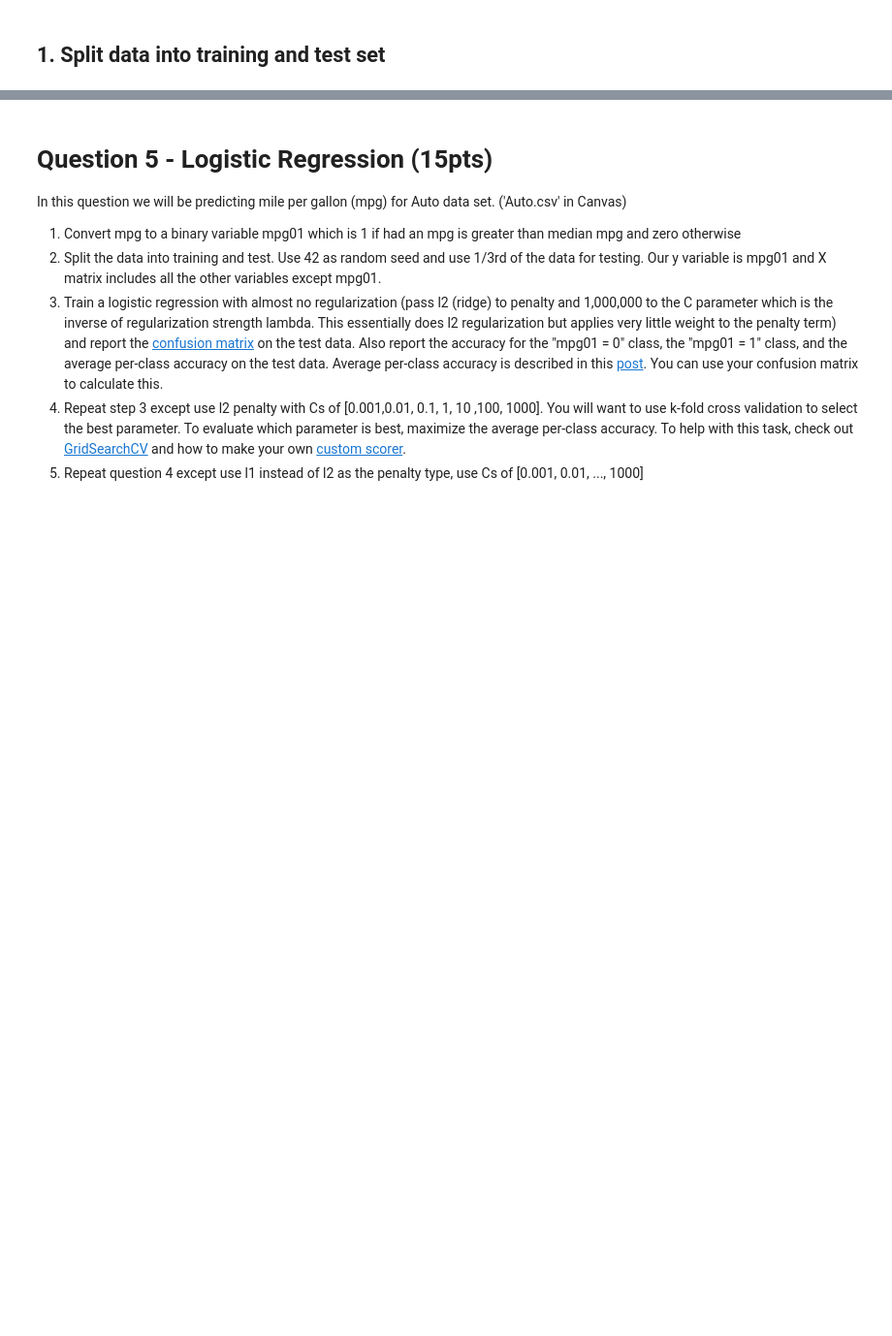
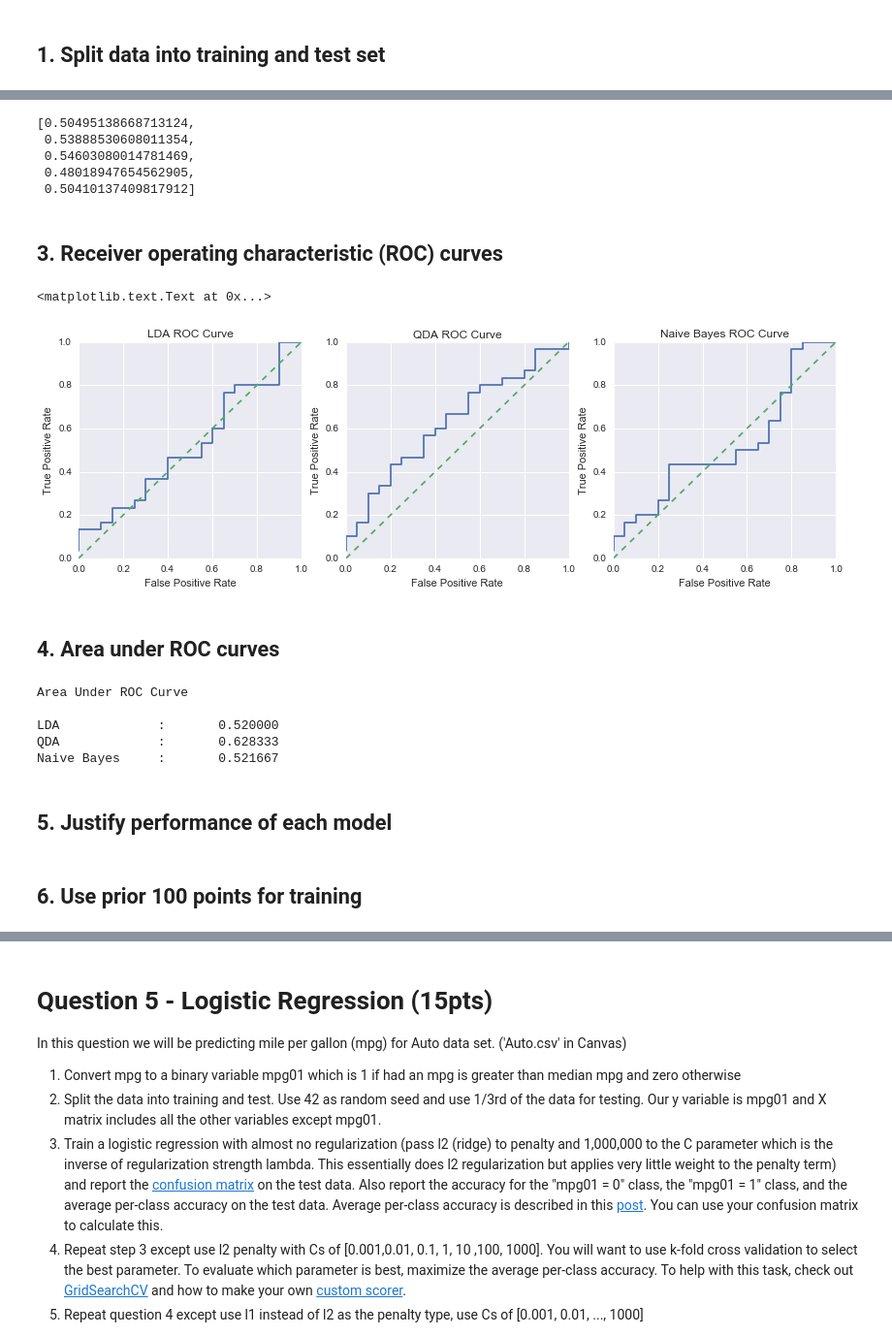
Before and after one commit to brbeckelman/Advanced-Predictive-Modeling-Class, a Jupyter notebook: HW3/HW3-apm382.ipynb, the cells around one changed output, grey strips where cells are left out. Shown: that part at 97% size. Cells and saved outputs as stored; diff of their text form; code cells hidden in the pictures; blank space fills up the shorter version.

```diff
--- a/HW3/HW3-apm382.ipynb
+++ b/HW3/HW3-apm382.ipynb
@@ -262,0 +287,58 @@ test = data[-50:]
+# %%
+def extract_probs(probs_array):
+    probs_down = []
+    probs_up = []
+    for row in probs_array:
+        probs_down.append(row[0])
+        probs_up.append(row[1])
+
+    return probs_up, probs_down
+# %%
+LDA_probsUp, LDA_probsDown = extract_probs(LDA_probs)
+QDA_probsUp, QDA_probsDown = extract_probs(QDA_probs)
+NB_probsUp, NB_probsDown = extract_probs(NB_probs)
+
+LDA_probsUp[:5]
+# %% [output]
+[0.50495138668713124,
+ 0.53888530608011354,
+ 0.54603080014781469,
+ 0.48018947654562905,
+ 0.50410137409817912]
+# %% [markdown]
+## 3. Receiver operating characteristic (ROC) curves
+# %%
+LDA_fpr, LDA_tpr, LDA_thresholds = roc_curve(y_test, LDA_probsUp, pos_label='Up')
+QDA_fpr, QDA_tpr, QDA_thresholds = roc_curve(y_test, QDA_probsUp, pos_label='Up')
+NB_fpr, NB_tpr, NB_thresholds = roc_curve(y_test, NB_probsUp, pos_label='Up')
+# %%
+x = [0,1]
+y = [0,1]
+
+figure(figsize=(14,4))
+
+subplot(131)
+plot(LDA_fpr, LDA_tpr)
+plot(x,y, ls='--')
+title('LDA ROC Curve')
+xlabel('False Positive Rate')
+ylabel('True Positive Rate')
+
+subplot(132)
+plot(QDA_fpr, QDA_tpr)
+plot(x,y, ls='--')
+title('QDA ROC Curve')
+xlabel('False Positive Rate')
+ylabel('True Positive Rate')
+
+subplot(133)
+plot(NB_fpr, NB_tpr)
+plot(x,y, ls='--')
+title('Naive Bayes ROC Curve')
+xlabel('False Positive Rate')
+ylabel('True Positive Rate')
+# %% [output]
+<matplotlib.text.Text at 0x...>
+[figure, added]
+# %% [markdown]
+## 4. Area under ROC curves
@@ -262,0 +356,16 @@ test = data[-50:]
+# %%
+print 'Area Under ROC Curve'
+print
+print 'LDA\t\t:\t%f' % (LDA_auc)
+print 'QDA\t\t:\t%f' % (QDA_auc)
+print 'Naive Bayes\t:\t%f' % (NB_auc)
+# %% [output]
+Area Under ROC Curve
+
+LDA             :       0.520000
+QDA             :       0.628333
+Naive Bayes     :       0.521667
+# %% [markdown]
+## 5. Justify performance of each model
+# %% [markdown]
+## 6. Use prior 100 points for training
```
Also changed, not shown: parts of 26 cells of this notebook.
